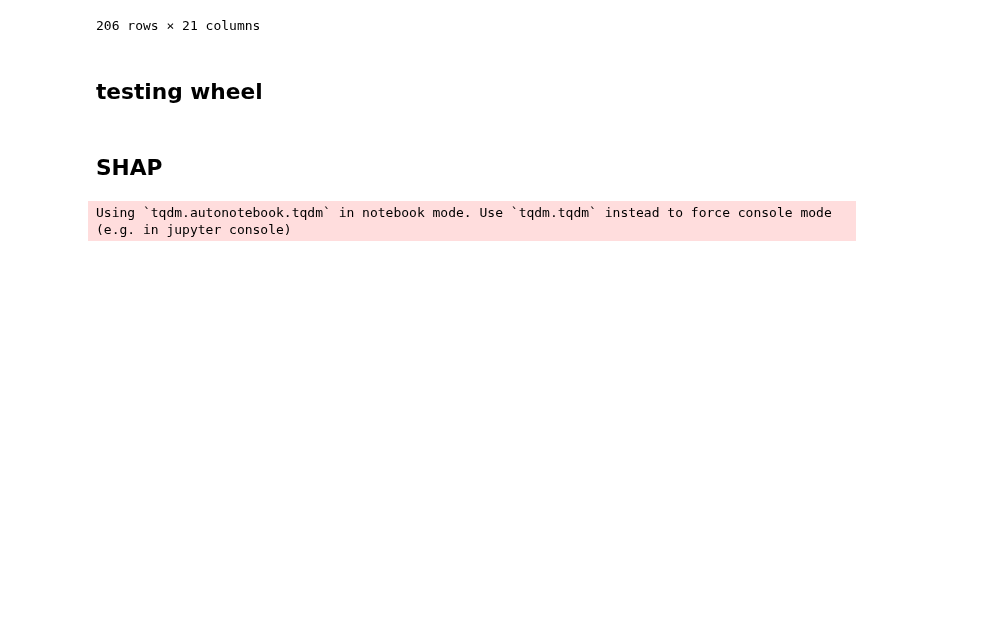
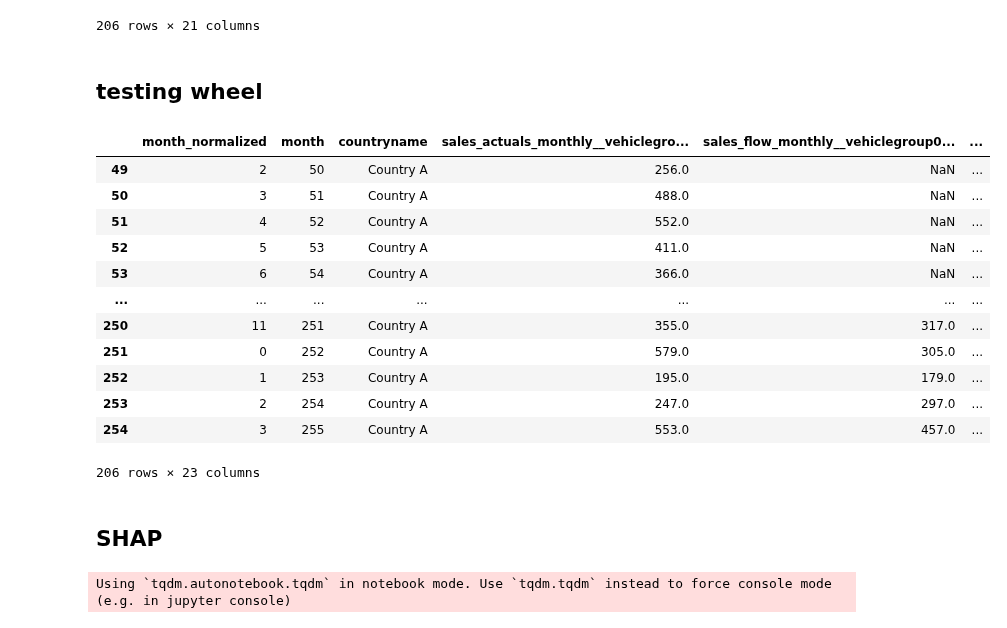
Before and after one commit to zuivu/porsche-forecast-sale, a Jupyter notebook: features_kati.ipynb, the cells around one changed output. Saved outputs shown, nothing was run; the diff lists cells and outputs as text; code cells hidden in the pictures; blank space fills up the shorter version.

```diff
--- a/features_kati.ipynb
+++ b/features_kati.ipynb
@@ -163,6 +163,22 @@ for feature in checkup_features:
 
     if fill_zero:
        X[feature[0]+'_fill_zero']=X[feature[0]].fillna(0)
+# %%
+X
+# %% [output]
+|  | month_normalized | month | countryname | sales_actuals_monthly__vehiclegro... | sales_flow_monthly__vehiclegroup0... | ... |
+| 49 | 2 | 50 | Country A | 256.0 | NaN | ... |
+| 50 | 3 | 51 | Country A | 488.0 | NaN | ... |
+| 51 | 4 | 52 | Country A | 552.0 | NaN | ... |
+| 52 | 5 | 53 | Country A | 411.0 | NaN | ... |
+| 53 | 6 | 54 | Country A | 366.0 | NaN | ... |
+| ... | ... | ... | ... | ... | ... | ... |
+| 250 | 11 | 251 | Country A | 355.0 | 317.0 | ... |
+| 251 | 0 | 252 | Country A | 579.0 | 305.0 | ... |
+| 252 | 1 | 253 | Country A | 195.0 | 179.0 | ... |
+| 253 | 2 | 254 | Country A | 247.0 | 297.0 | ... |
+| 254 | 3 | 255 | Country A | 553.0 | 457.0 | ... |
+206 rows × 23 columns
 # %% [markdown]
 ## SHAP
 # %%
```
